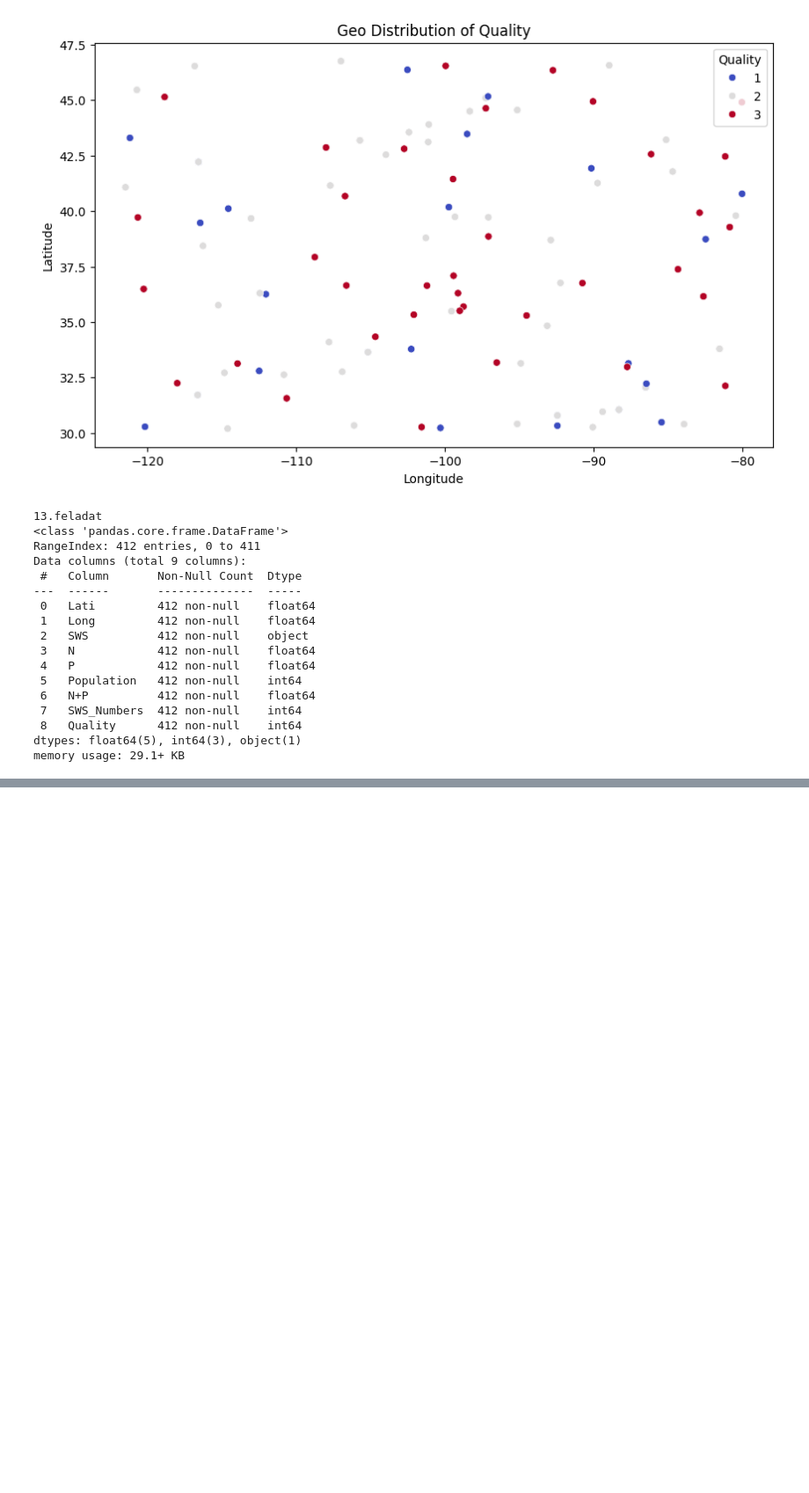
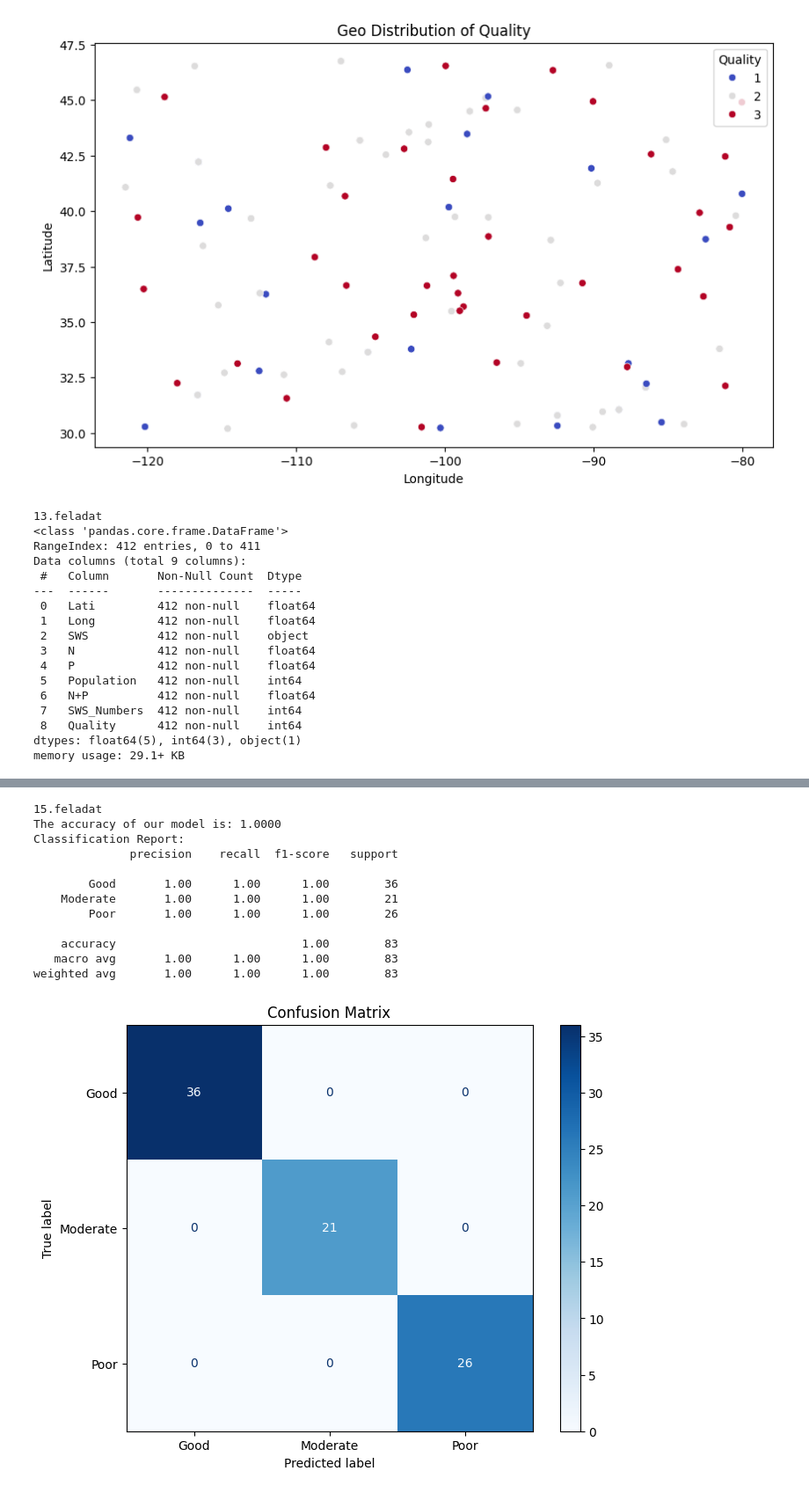
Before and after one commit to GYTamas55/University-Projects, a Jupyter notebook: Python data project/vizes.ipynb, the cells around one changed output, grey strips where cells are left out. Shown at 88% size. Cells and saved outputs as stored; diff of their text form; code cells hidden in the pictures; blank space fills up the shorter version.

```diff
--- a/Python data project/vizes.ipynb
+++ b/Python data project/vizes.ipynb
@@ -380,0 +393,33 @@ Gatya 22:20 ff
+# %%
+print("15.feladat")
+from sklearn.metrics import accuracy_score, classification_report, confusion_matrix, ConfusionMatrixDisplay
+
+y_pred = dt_model.predict(x_test)
+
+acc = accuracy_score(y_test, y_pred)
+print(f"The accuracy of our model is: {acc:.4f}")
+
+print("Classification Report:")
+print(classification_report(y_test, y_pred))
+
+cm = confusion_matrix(y_test, y_pred, labels=dt_model.classes_)
+disp = ConfusionMatrixDisplay(confusion_matrix=cm, display_labels=dt_model.classes_)
+
+plot.figure(figsize=(8, 6))
+disp.plot(cmap='Blues', ax=plot.gca())
+plot.title("Confusion Matrix")
+plot.show()
+# %% [output]
+15.feladat
+The accuracy of our model is: 1.0000
+Classification Report:
+              precision    recall  f1-score   support
+
+        Good       1.00      1.00      1.00        36
+    Moderate       1.00      1.00      1.00        21
+        Poor       1.00      1.00      1.00        26
+
+    accuracy                           1.00        83
+   macro avg       1.00      1.00      1.00        83
+weighted avg       1.00      1.00      1.00        83
+[figure, added]
```
Also changed, not shown: parts of 2 cells of this notebook.
